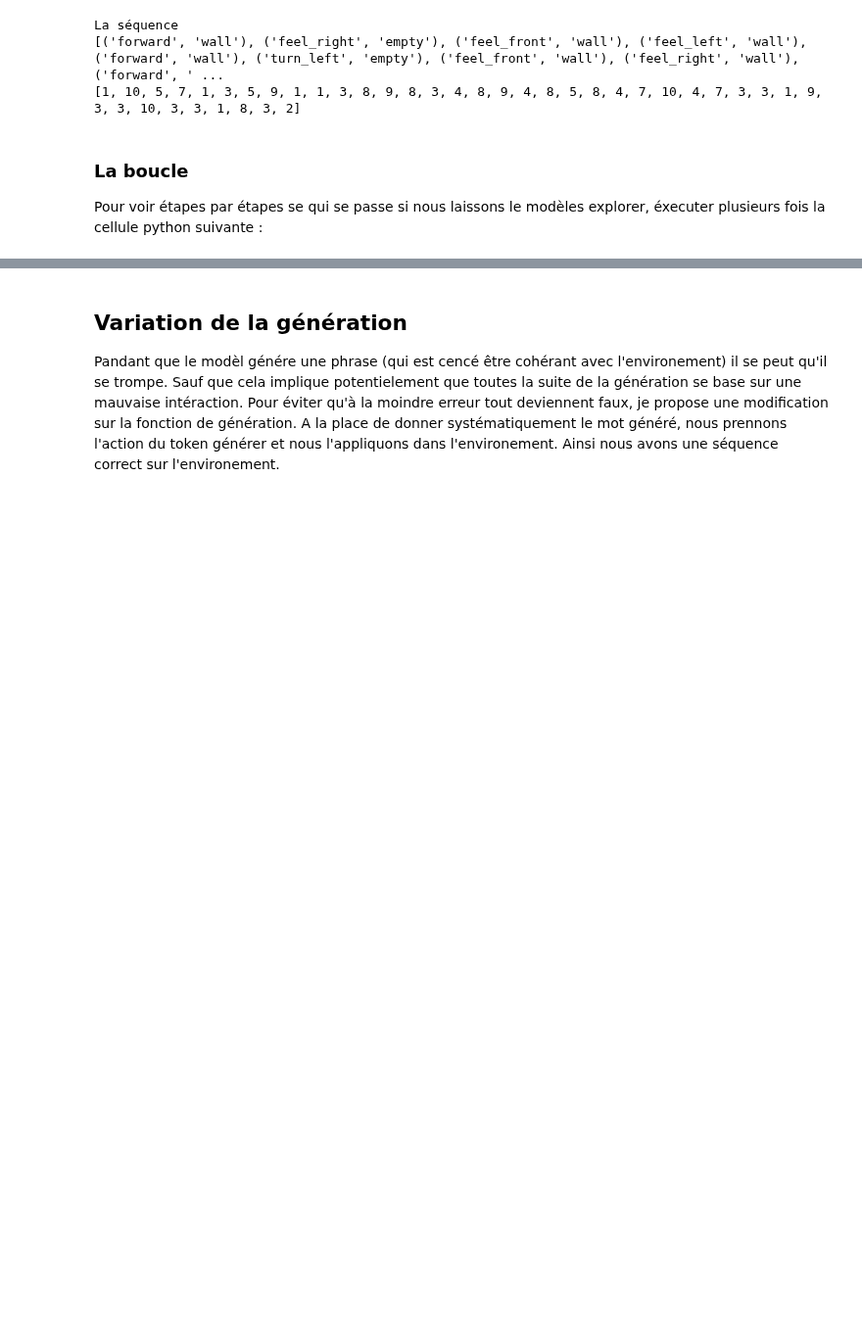
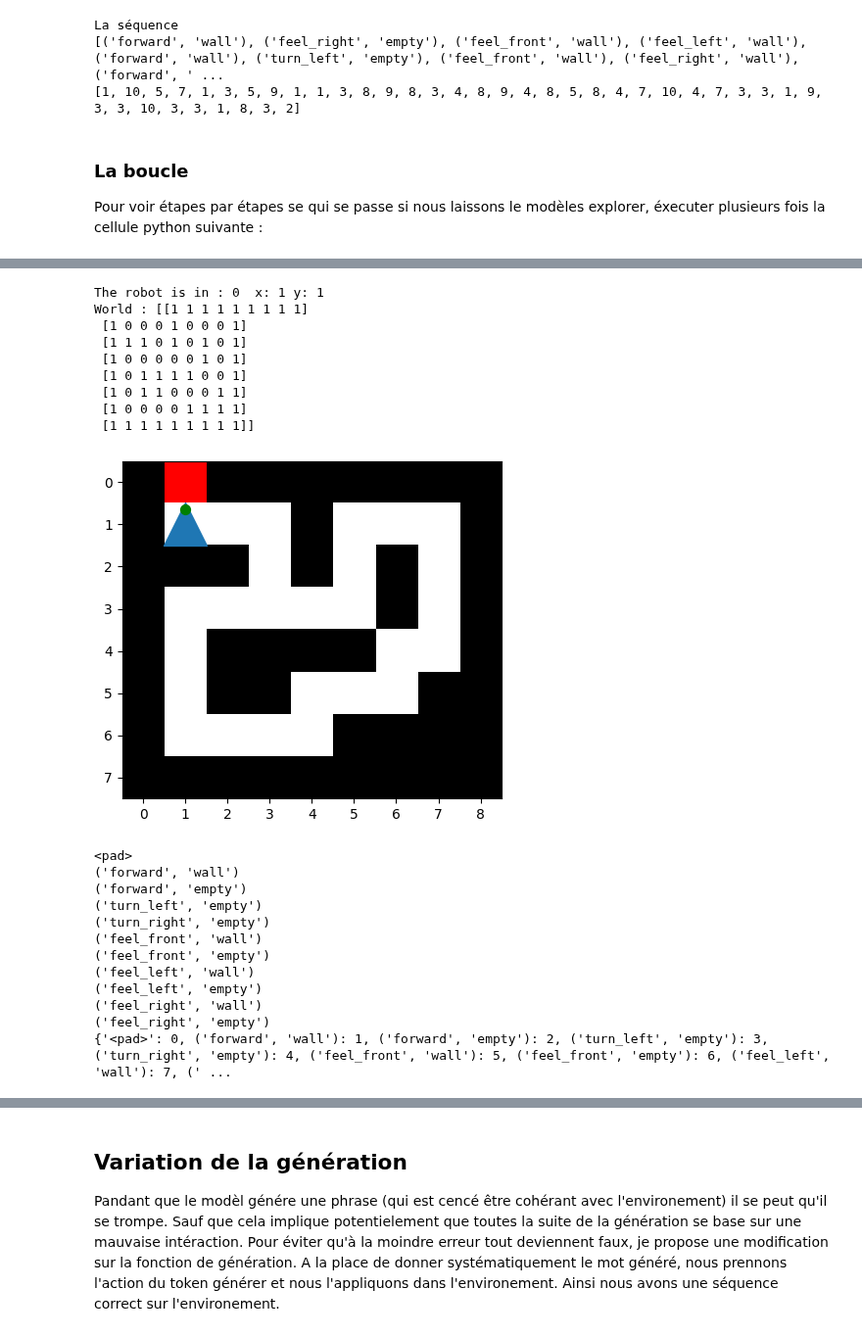
Before and after one commit to PEmarrel/Dpt_transformers, a Jupyter notebook: LSTMGen.ipynb, the cells around one changed output, grey strips where cells are left out. Shown at 98% size. Cells and saved outputs as stored; diff of their text form; code cells hidden in the pictures; blank space fills up the shorter version.

Commit message:
Résultat montrant que le LSTM a compris l'environement ?

```diff
--- a/LSTMGen.ipynb
+++ b/LSTMGen.ipynb
@@ -778,0 +806,72 @@ raise
+# %%
+torch.manual_seed(1)
+# Historique des actions et outcomes
+env_test = gridWorld(x= 1, y=1, theta=0, world= np.array([
+                [1, 1, 1, 1, 1, 1, 1, 1, 1],
+                [1, 0, 0, 0, 1, 0, 0, 0, 1],
+                [1, 1, 1, 0, 1, 0, 1, 0, 1],
+                [1, 0, 0, 0, 0, 0, 1, 0, 1],
+                [1, 0, 1, 1, 1, 1, 0, 0, 1],
+                [1, 0, 1, 1, 0, 0, 0, 1, 1],
+                [1, 0, 0, 0, 0, 1, 1, 1, 1],
+                [1, 1, 1, 1, 1, 1, 1, 1, 1],
+            ]))
+
+
+
+all_actions, all_outcomes = [], []
+all_actions.append('forward') # Première action de base
+all_outcomes.append(env_test.outcome('forward')) # Première outcome de base
+# Cette première interaction nous servira de premier prompt
+seq_token = [tokenizer.encode((all_actions[0], all_outcomes[0]))]
+
+env_test.display_world()
+
+lstm_generator = LSTM_GenText(
+    num_emb=len(list_vocab),
+    hidden_size=16,
+    emb_size=16,
+    num_layers=2,
+    dropout=0.1
+)
+opti = optim.Adam(lstm_generator.parameters(), lr=0.001)
+loss_fct = nn.CrossEntropyLoss()
+
+list_vocab = ['<pad>']
+# Nous notons toutes les interactions techniquement possible
+for act in env_test.get_actions():
+    for fb in env_test.get_outcomes():
+        list_vocab.append((act, fb))
+
+# Nous pouvons suprimer des interactions qui ne sont en réalité pas possible.
+list_vocab.remove(('turn_left', 'wall'))
+list_vocab.remove(('turn_right', 'wall'))
+for element in list_vocab:
+    print(element)
+
+tmp = create_dico_numerate_word(list_vocab)
+print(tmp)
+tokenizer = SimpleTokenizerV1(vocab=tmp)
+# %% [output]
+The robot is in : 0  x: 1 y: 1
+World : [[1 1 1 1 1 1 1 1 1]
+ [1 0 0 0 1 0 0 0 1]
+ [1 1 1 0 1 0 1 0 1]
+ [1 0 0 0 0 0 1 0 1]
+ [1 0 1 1 1 1 0 0 1]
+ [1 0 1 1 0 0 0 1 1]
+ [1 0 0 0 0 1 1 1 1]
+ [1 1 1 1 1 1 1 1 1]]
+[figure, added]
+<pad>
+('forward', 'wall')
+('forward', 'empty')
+('turn_left', 'empty')
+('turn_right', 'empty')
+('feel_front', 'wall')
+('feel_front', 'empty')
+('feel_left', 'wall')
+('feel_left', 'empty')
+('feel_right', 'wall')
+('feel_right', 'empty')
+{'<pad>': 0, ('forward', 'wall'): 1, ('forward', 'empty'): 2, ('turn_left', 'empty'): 3, ('turn_right', 'empty'): 4, ('feel_front', 'wall'): 5, ('feel_front', 'empty'): 6, ('feel_left', 'wall'): 7, (' ...
```
Also changed, not shown: parts of 31 cells of this notebook, 2 other files.
